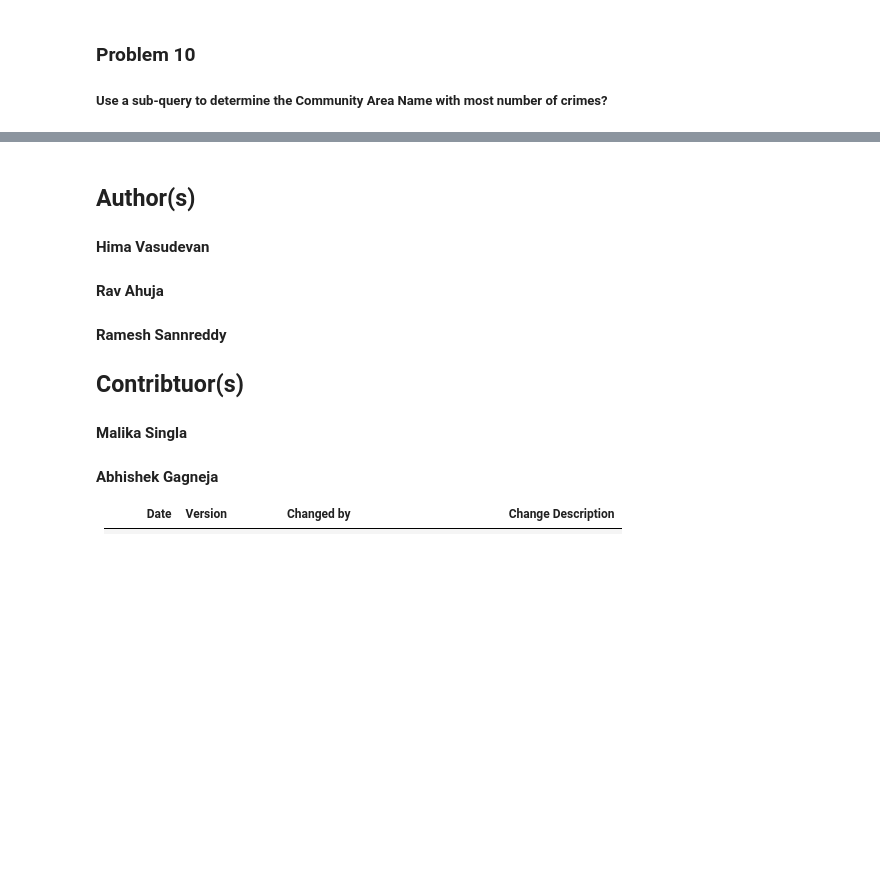
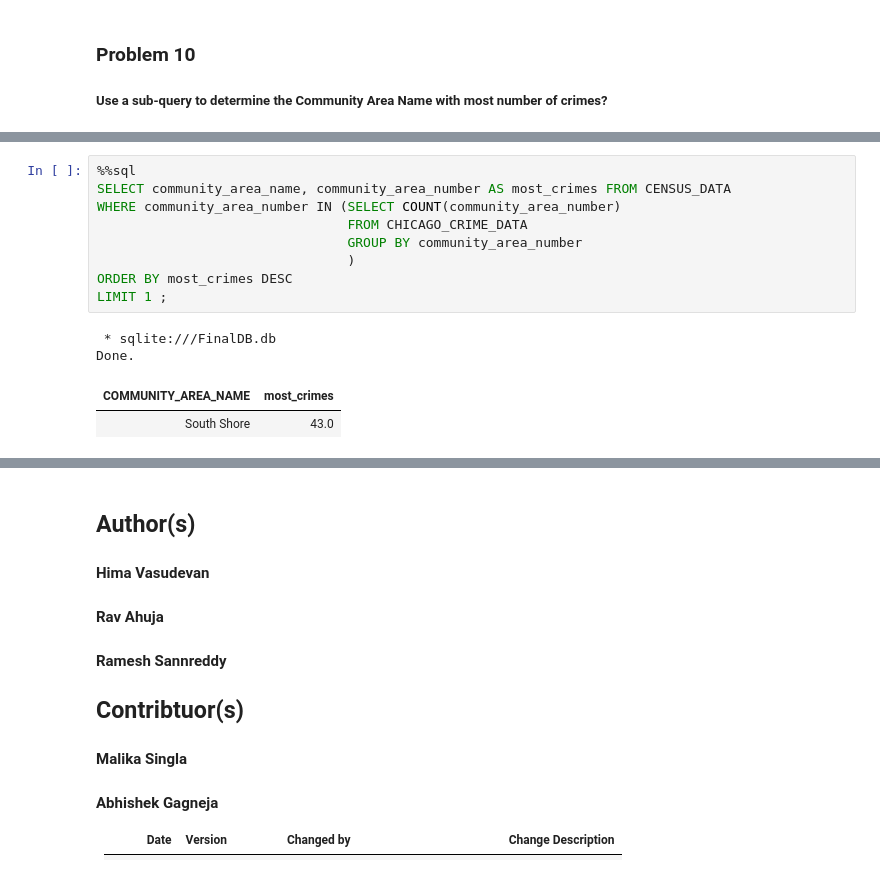
Before and after one commit to YaaseenK/Databases_SQL_Data_Science_w-_Python, a Jupyter notebook: module5/final/mod5-final-project-v2.ipynb, the cells around one changed output, grey strips where cells are left out. Drawn from its saved outputs; the diff is of its cells as text; blank space fills up the shorter version.

```diff
--- a/module5/final/mod5-final-project-v2.ipynb
+++ b/module5/final/mod5-final-project-v2.ipynb
@@ -343,0 +368,14 @@ Done.
+# %%
+%%sql
+SELECT community_area_name, community_area_number AS most_crimes FROM CENSUS_DATA
+WHERE community_area_number IN (SELECT COUNT(community_area_number)
+                                FROM CHICAGO_CRIME_DATA
+                                GROUP BY community_area_number
+                                )
+ORDER BY most_crimes DESC
+LIMIT 1 ;
+# %% [output]
+ * sqlite:///FinalDB.db
+Done.
+| COMMUNITY_AREA_NAME | most_crimes |
+| South Shore | 43.0 |
```
Also changed, not shown: parts of 4 cells of this notebook.
